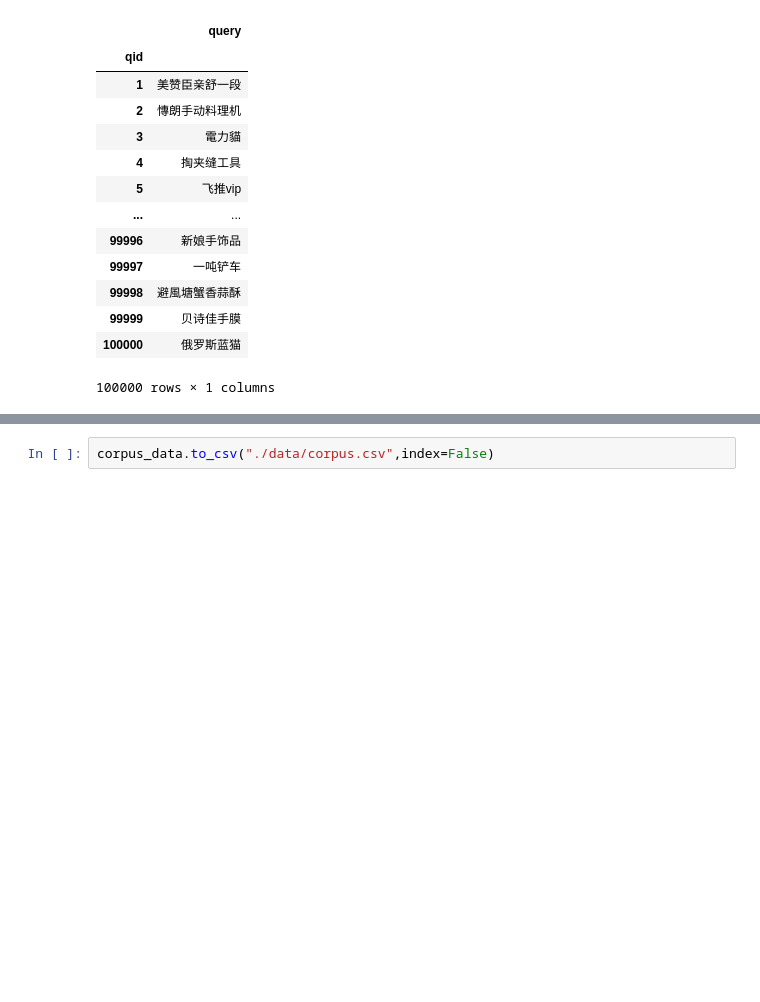
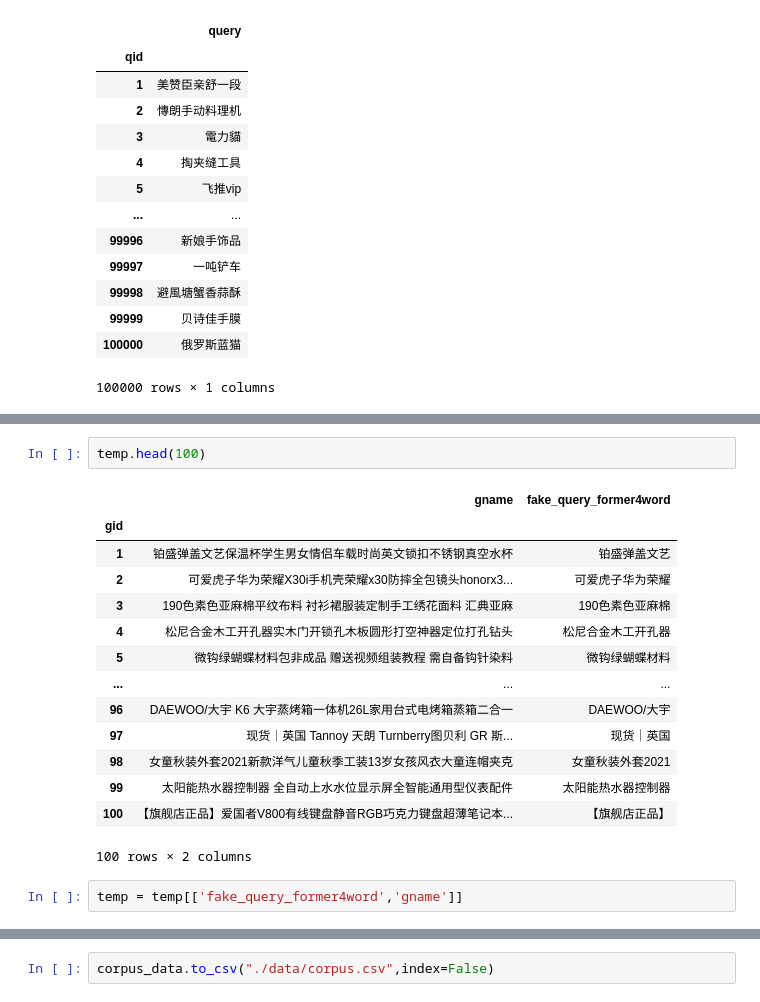
Before and after one commit to YuZhang10/Ali_Ecom_Search_Contest_2021, a Jupyter notebook: simcse.ipynb, the cells around one changed output, grey strips where cells are left out. Cells and saved outputs as stored; diff of their text form; blank space fills up the shorter version.

```diff
--- a/simcse.ipynb
+++ b/simcse.ipynb
@@ -77,0 +155,19 @@ corpus_data
+# %%
+temp.head(100)
+# %% [output]
+|  | gname | fake_query_former4word |
+| gid |  |  |
+| 1 | 铂盛弹盖文艺保温杯学生男女情侣车载时尚英文锁扣不锈钢真空水杯 | 铂盛弹盖文艺 |
+| 2 | 可爱虎子华为荣耀X30i手机壳荣耀x30防摔全包镜头honorx3... | 可爱虎子华为荣耀 |
+| 3 | 190色素色亚麻棉平纹布料 衬衫裙服装定制手工绣花面料 汇典亚麻 | 190色素色亚麻棉 |
+| 4 | 松尼合金木工开孔器实木门开锁孔木板圆形打空神器定位打孔钻头 | 松尼合金木工开孔器 |
+| 5 | 微钩绿蝴蝶材料包非成品 赠送视频组装教程 需自备钩针染料 | 微钩绿蝴蝶材料 |
+| ... | ... | ... |
+| 96 | DAEWOO/大宇 K6 大宇蒸烤箱一体机26L家用台式电烤箱蒸箱二合一 | DAEWOO/大宇 |
+| 97 | 现货｜英国 Tannoy 天朗 Turnberry图贝利 GR 斯... | 现货｜英国 |
+| 98 | 女童秋装外套2021新款洋气儿童秋季工装13岁女孩风衣大童连帽夹克 | 女童秋装外套2021 |
+| 99 | 太阳能热水器控制器 全自动上水水位显示屏全智能通用型仪表配件 | 太阳能热水器控制器 |
+| 100 | 【旗舰店正品】爱国者V800有线键盘静音RGB巧克力键盘超薄笔记本... | 【旗舰店正品】 |
+100 rows × 2 columns
+# %%
+temp = temp[['fake_query_former4word','gname']]
```
Also changed, not shown: parts of 13 cells of this notebook, 2 other files.
